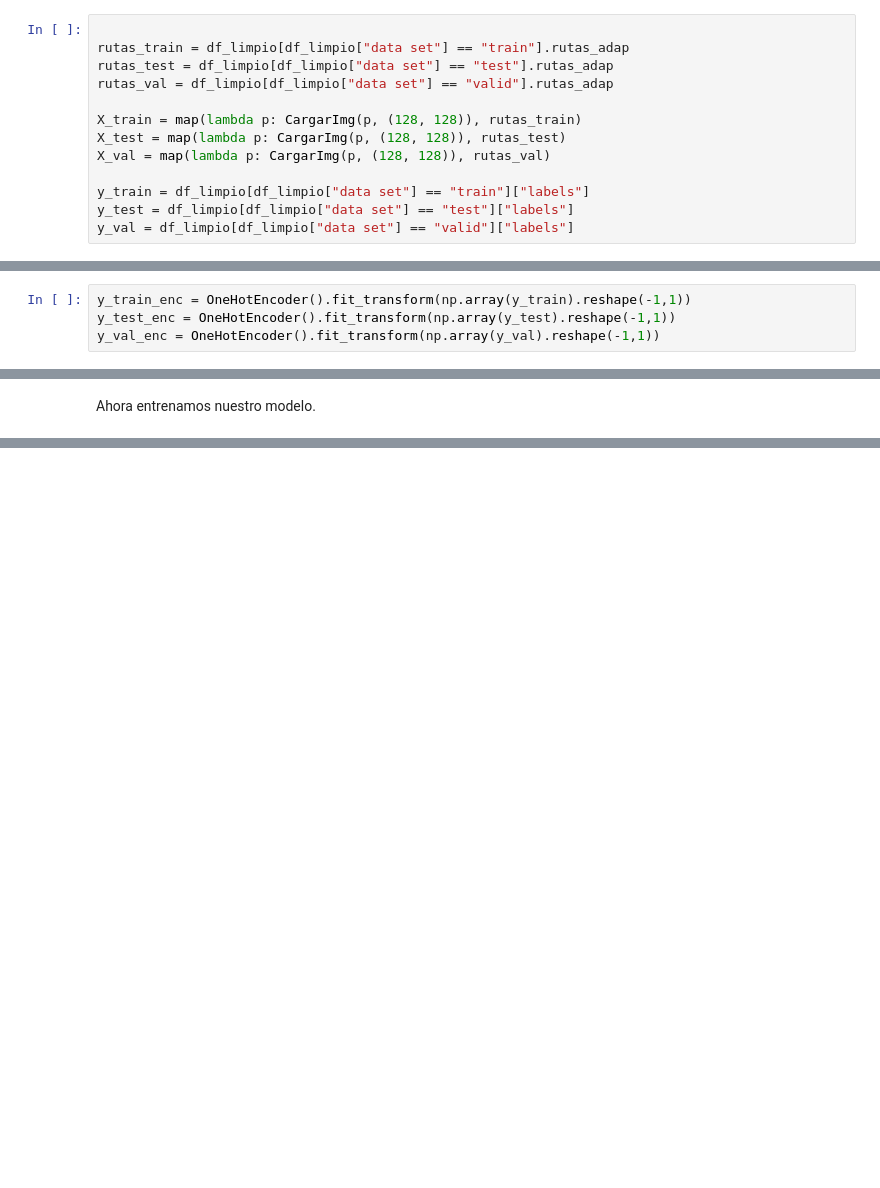
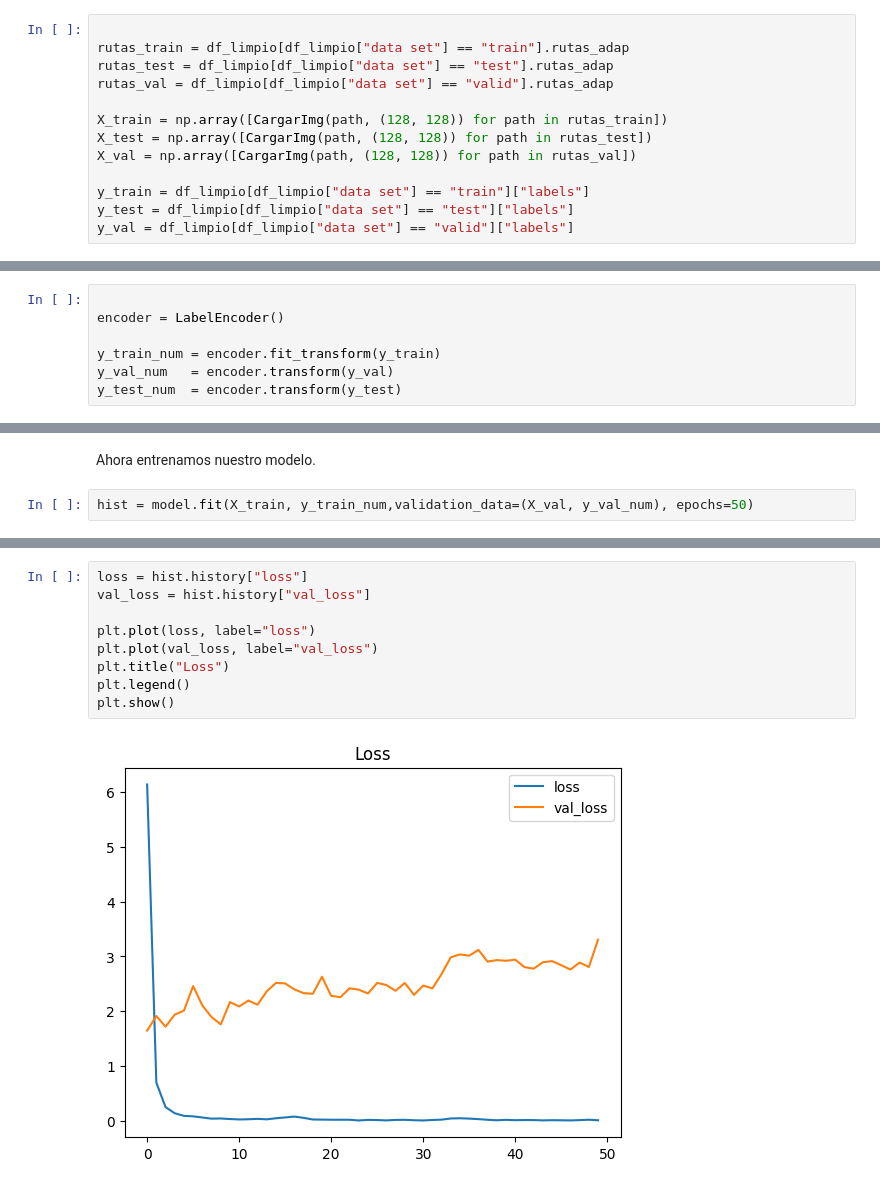
Before and after one commit to dapedeje/Proyecto-final-deep-learning-, a Jupyter notebook: Notebooks/CNNSimple.ipynb, the cells around one changed output, grey strips where cells are left out. Drawn from its saved outputs; the diff is of its cells as text; blank space fills up the shorter version.

```diff
--- a/Notebooks/CNNSimple.ipynb
+++ b/Notebooks/CNNSimple.ipynb
@@ -81,9 +85,9 @@ rutas_train = df_limpio[df_limpio["data set"] == "train"].rutas_adap
 rutas_test = df_limpio[df_limpio["data set"] == "test"].rutas_adap
 rutas_val = df_limpio[df_limpio["data set"] == "valid"].rutas_adap
 
-X_train = map(lambda p: CargarImg(p, (128, 128)), rutas_train)
-X_test = map(lambda p: CargarImg(p, (128, 128)), rutas_test)
-X_val = map(lambda p: CargarImg(p, (128, 128)), rutas_val)
+X_train = np.array([CargarImg(path, (128, 128)) for path in rutas_train])
+X_test = np.array([CargarImg(path, (128, 128)) for path in rutas_test])
+X_val = np.array([CargarImg(path, (128, 128)) for path in rutas_val])
 
 y_train = df_limpio[df_limpio["data set"] == "train"]["labels"]
 y_test = df_limpio[df_limpio["data set"] == "test"]["labels"]
@@ -93,7 +97,10 @@ Por ultimo codificamos las salidas con one-hot.
 # %%
-y_train_enc = OneHotEncoder().fit_transform(np.array(y_train).reshape(-1,1))
-y_test_enc = OneHotEncoder().fit_transform(np.array(y_test).reshape(-1,1))
-y_val_enc = OneHotEncoder().fit_transform(np.array(y_val).reshape(-1,1))
+
+encoder = LabelEncoder()
+
+y_train_num = encoder.fit_transform(y_train)
+y_val_num   = encoder.transform(y_val)
+y_test_num  = encoder.transform(y_test)
 # %% [markdown]
 # Entrenamiento
 
@@ -117,3 +124,5 @@ Model: "sequential_1"
  Non-trainable params: 0 (0.00 B)
 # %% [markdown]
 Ahora entrenamos nuestro modelo.
+# %%
+hist = model.fit(X_train, y_train_num,validation_data=(X_val, y_val_num), epochs=50)
@@ -119,0 +151,11 @@ Ahora entrenamos nuestro modelo.
+# %%
+loss = hist.history["loss"]
+val_loss = hist.history["val_loss"]
+
+plt.plot(loss, label="loss")
+plt.plot(val_loss, label="val_loss")
+plt.title("Loss")
+plt.legend()
+plt.show()
+# %% [output]
+[figure, added]
```
Also changed, not shown: parts of 9 cells of this notebook.
